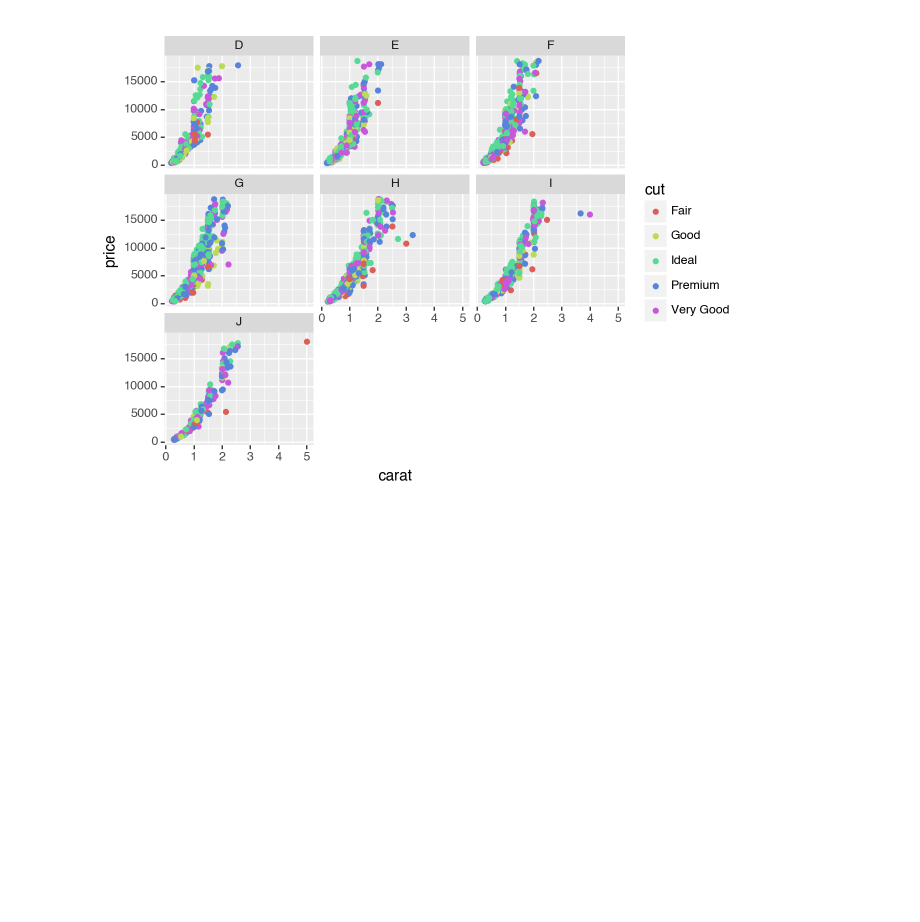
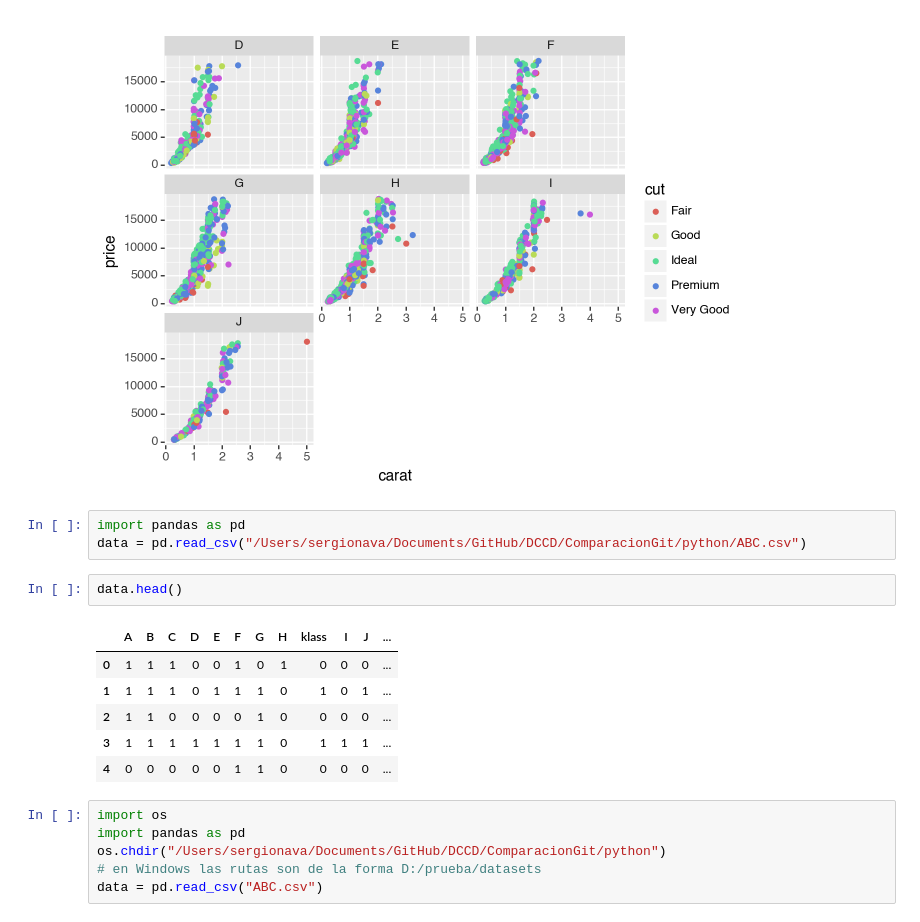
Before and after one commit to NavaSergio/python_autoestudio, a Jupyter notebook: test Bootstrap/ggplot.ipynb, the cells around one changed output. Cells and saved outputs as stored; diff of their text form; blank space fills up the shorter version.

Commit message:
read csv

```diff
--- a/test Bootstrap/ggplot.ipynb
+++ b/test Bootstrap/ggplot.ipynb
@@ -105,3 +105,21 @@ print(ggplot(diamondsSample)
  + geom_point())
 # %% [output]
 [figure]
+# %%
+import pandas as pd
+data = pd.read_csv("/Users/sergionava/Documents/GitHub/DCCD/ComparacionGit/python/ABC.csv")
+# %%
+data.head()
+# %% [output]
+|  | A | B | C | D | E | F | G | H | klass | I | J | ... |
+| 0 | 1 | 1 | 1 | 0 | 0 | 1 | 0 | 1 | 0 | 0 | 0 | ... |
+| 1 | 1 | 1 | 1 | 0 | 1 | 1 | 1 | 0 | 1 | 0 | 1 | ... |
+| 2 | 1 | 1 | 0 | 0 | 0 | 0 | 1 | 0 | 0 | 0 | 0 | ... |
+| 3 | 1 | 1 | 1 | 1 | 1 | 1 | 1 | 0 | 1 | 1 | 1 | ... |
+| 4 | 0 | 0 | 0 | 0 | 0 | 1 | 1 | 0 | 0 | 0 | 0 | ... |
+# %%
+import os
+import pandas as pd
+os.chdir("/Users/sergionava/Documents/GitHub/DCCD/ComparacionGit/python")
+# en Windows las rutas son de la forma D:/prueba/datasets
+data = pd.read_csv("ABC.csv")
```
Also changed, not shown: parts of 1 cell of this notebook, 1 other file.
